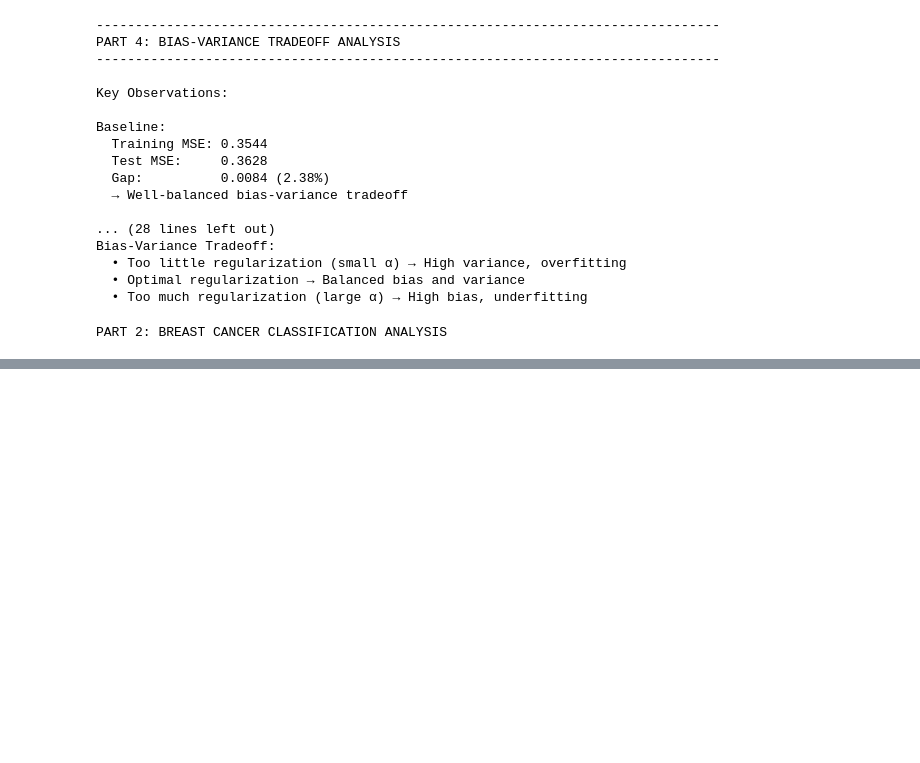
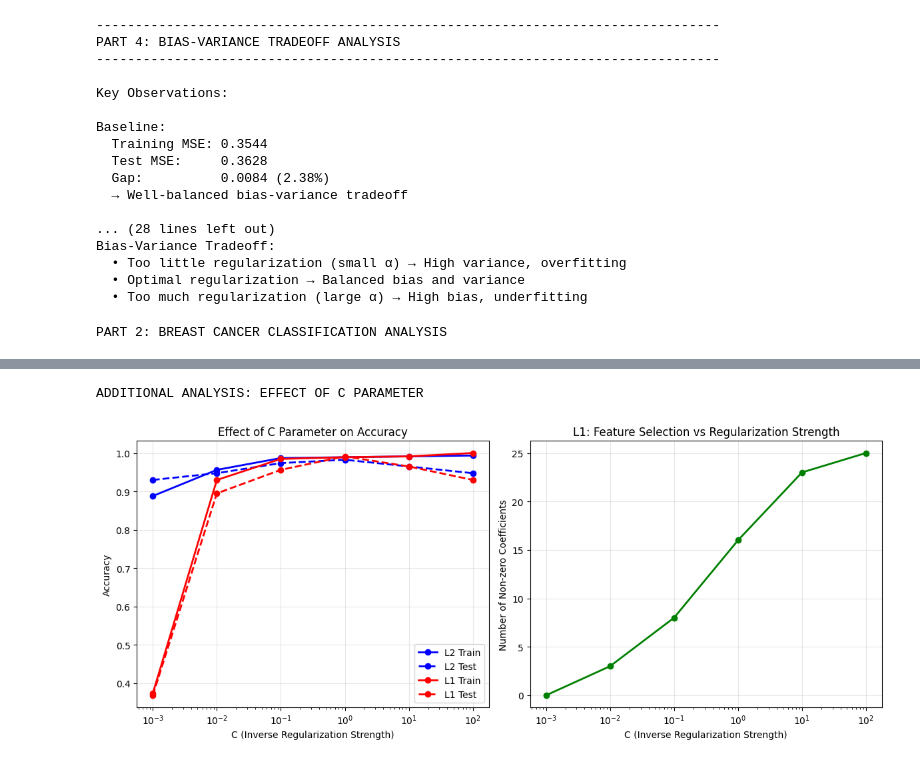
Before and after one commit to Dipesh0987/Concepts-and-Technologies-of-AI, a Jupyter notebook: DipeshKishorChhetri_worksheet7.ipynb, the cells around one changed output, grey strips where cells are left out. Drawn from its saved outputs; the diff is of its cells as text; code cells hidden in the pictures; blank space fills up the shorter version.

```diff
--- a/DipeshKishorChhetri_worksheet7.ipynb
+++ b/DipeshKishorChhetri_worksheet7.ipynb
@@ -586,0 +899,50 @@ from sklearn.model_selection import train_test_split
+# %%
+print("ADDITIONAL ANALYSIS: EFFECT OF C PARAMETER")
+# %% [output]
+ADDITIONAL ANALYSIS: EFFECT OF C PARAMETER
+# %%
+C_values = [0.001, 0.01, 0.1, 1, 10, 100]
+train_accuracies_l2 = []
+test_accuracies_l2 = []
+train_accuracies_l1 = []
+test_accuracies_l1 = []
+nonzero_counts_l1 = []
+
+for C_val in C_values:
+    logreg_l2_temp = LogisticRegression(penalty='l2', C=C_val, random_state=42, max_iter=10000)
+    logreg_l2_temp.fit(X_train_c_scaled, y_train_c)
+    train_accuracies_l2.append(accuracy_score(y_train_c, logreg_l2_temp.predict(X_train_c_scaled)))
+    test_accuracies_l2.append(accuracy_score(y_test_c, logreg_l2_temp.predict(X_test_c_scaled)))
+
+    logreg_l1_temp = LogisticRegression(penalty='l1', C=C_val, solver='liblinear', random_state=42, max_iter=10000)
+    logreg_l1_temp.fit(X_train_c_scaled, y_train_c)
+    train_accuracies_l1.append(accuracy_score(y_train_c, logreg_l1_temp.predict(X_train_c_scaled)))
+    test_accuracies_l1.append(accuracy_score(y_test_c, logreg_l1_temp.predict(X_test_c_scaled)))
+    nonzero_counts_l1.append(np.sum(logreg_l1_temp.coef_[0] != 0))
+
+plt.figure(figsize=(12, 5))
+
+plt.subplot(1, 2, 1)
+plt.plot(C_values, train_accuracies_l2, 'b-o', label='L2 Train', linewidth=2)
+plt.plot(C_values, test_accuracies_l2, 'b--o', label='L2 Test', linewidth=2)
+plt.plot(C_values, train_accuracies_l1, 'r-o', label='L1 Train', linewidth=2)
+plt.plot(C_values, test_accuracies_l1, 'r--o', label='L1 Test', linewidth=2)
+plt.xscale('log')
+plt.xlabel('C (Inverse Regularization Strength)')
+plt.ylabel('Accuracy')
+plt.title('Effect of C Parameter on Accuracy')
+plt.legend()
+plt.grid(True, alpha=0.3)
+
+plt.subplot(1, 2, 2)
+plt.plot(C_values, nonzero_counts_l1, 'g-o', linewidth=2)
+plt.xscale('log')
+plt.xlabel('C (Inverse Regularization Strength)')
+plt.ylabel('Number of Non-zero Coefficients')
+plt.title('L1: Feature Selection vs Regularization Strength')
+plt.grid(True, alpha=0.3)
+
+plt.tight_layout()
+plt.show()
+# %% [output]
+[figure, added]
```
Also changed, not shown: parts of 18 cells of this notebook.
